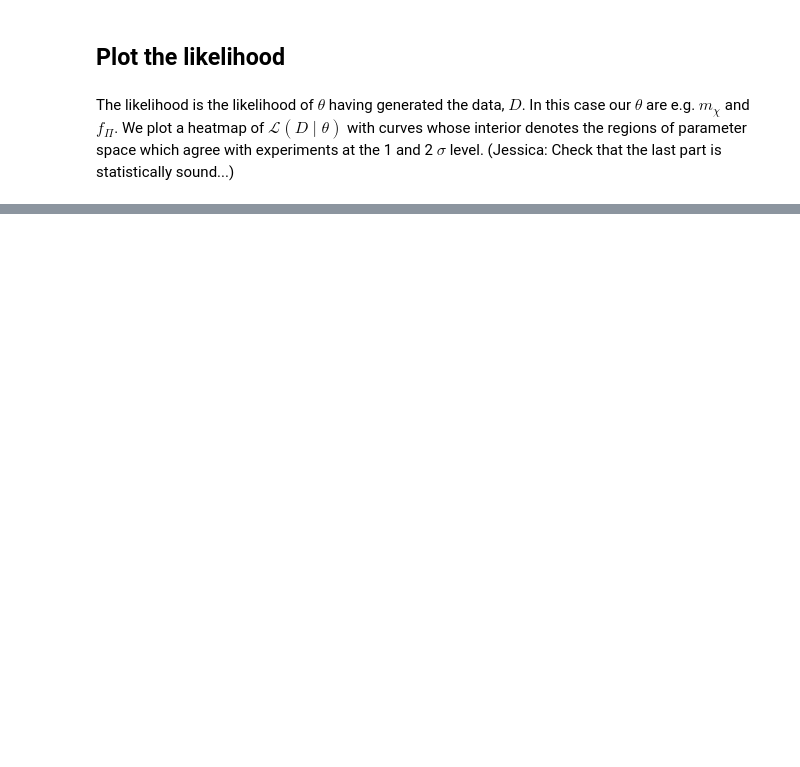
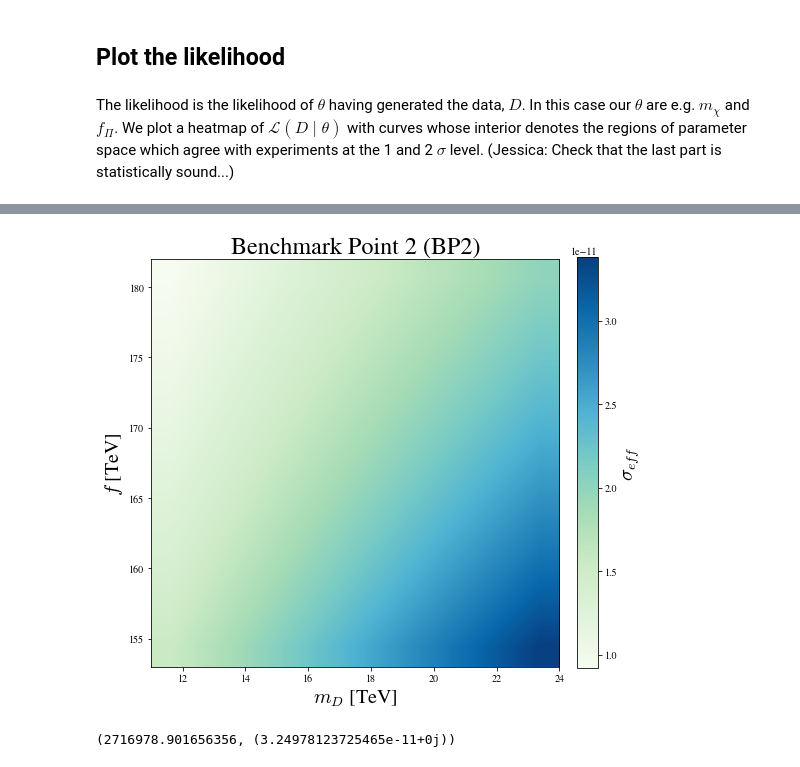
Before and after one commit to jnhoward/SU2LDM_public, a Jupyter notebook: makePaperPlots.ipynb, the cells around one changed output, grey strips where cells are left out. Saved outputs shown, nothing was run; the diff lists cells and outputs as text; code cells hidden in the pictures; blank space fills up the shorter version.

```diff
--- a/makePaperPlots.ipynb
+++ b/makePaperPlots.ipynb
@@ -287,0 +315,36 @@ elif PLOTRANGE == 'BP2':
+# %%
+#-- Make meshgrid --#
+gMesh=10j
+X, Y = np.mgrid[xmin:xmax:gMesh, ymin:ymax:gMesh] # gMesh x gMesh grid
+positions = np.vstack([X.ravel(), Y.ravel()]).T
+# %%
+#-- Evaluate aeff on meshgrid --#
+from m1_aeff import calcM1Aeff
+
+m1List = []
+aeffList = []
+i = 0
+imax = positions.shape[0]
+n = int(imax/10.)
+for mD, fpi in positions:
+
+    if i % n == 0:
+        print("Calculating data point %d out of %d"%(i,imax))
+
+    if CASE ==4:
+        kwargs["mD"]  = mD*1000  # Convert to GeV
+        kwargs["fpi"] = fpi*1000 # Convert to GeV
+
+    m1, aeff = calcM1Aeff(**kwargs)
+
+    m1List.append(m1)
+    aeffList.append(aeff.real)
+
+    i = i+1
+
+#-- Save results to dictionary --#
+m1AeffDict = {}
+m1AeffDict["mD"]   = X
+m1AeffDict["fpi"]  = Y
+m1AeffDict["m1"]   = np.reshape(np.array(m1List), X.shape )
+m1AeffDict["aeff"] = np.reshape(np.array(aeffList), X.shape )
@@ -287,0 +362,20 @@ elif PLOTRANGE == 'BP2':
+# %%
+#-- Set stylistic elements of plot --#
+aeffPlotArgs = {'plotTitle': plotTitle,
+                  'zAxisTitle': r'$\sigma_{eff}$',
+                  'xAxisTitle': r'$m_D$ [TeV]',
+                  'yAxisTitle': r'$f$ [TeV]'}
+# %%
+from plotUtils import plotAeff
+plotAeff(m1AeffDict["mD"], m1AeffDict["fpi"], m1AeffDict["aeff"], axisRange, aeffPlotArgs, plotName=plotName)
+# %% [output]
+[figure, added]
+# %%
+# Check to make sure orientation is correct
+if CASE == 4:
+    kwargs["mD"]  = 24*1000  #GeV
+    kwargs["fpi"] = 155*1000 #GeV
+
+print(calcM1Aeff(**kwargs))
+# %% [output]
+(2716978.901656356, (3.24978123725465e-11+0j))
```
Also changed, not shown: parts of 8 cells of this notebook, 2 other files.
